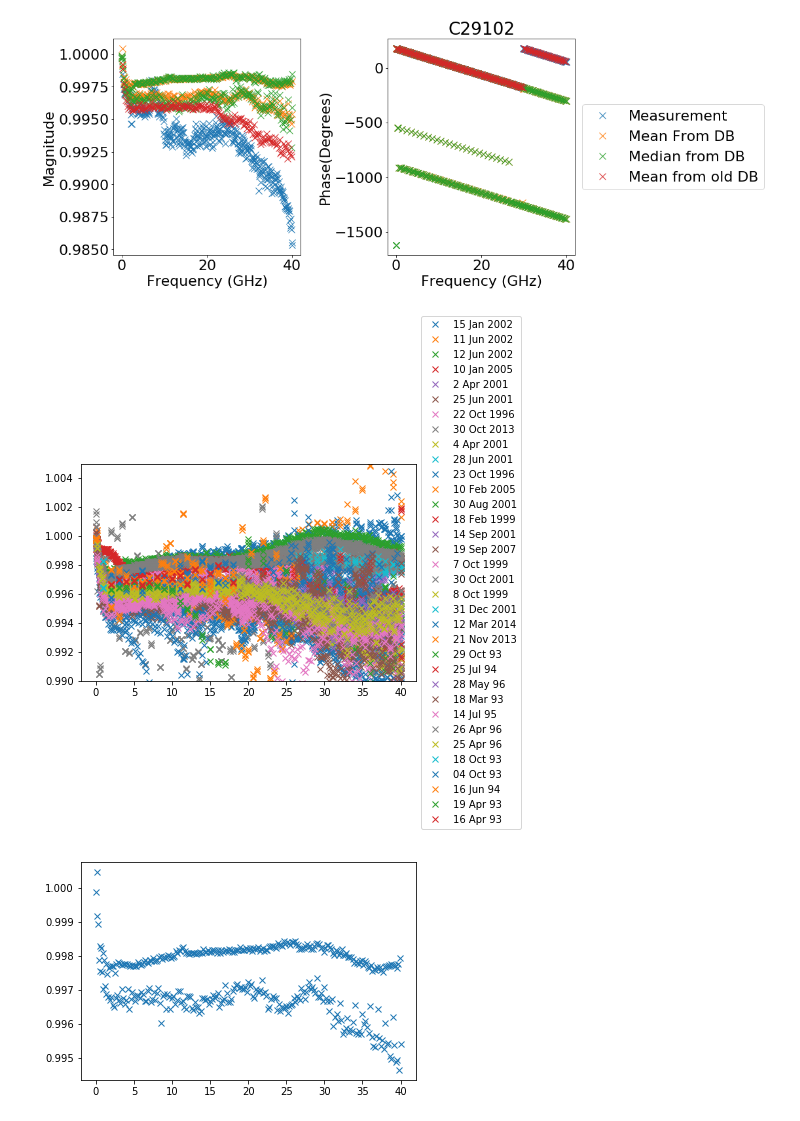
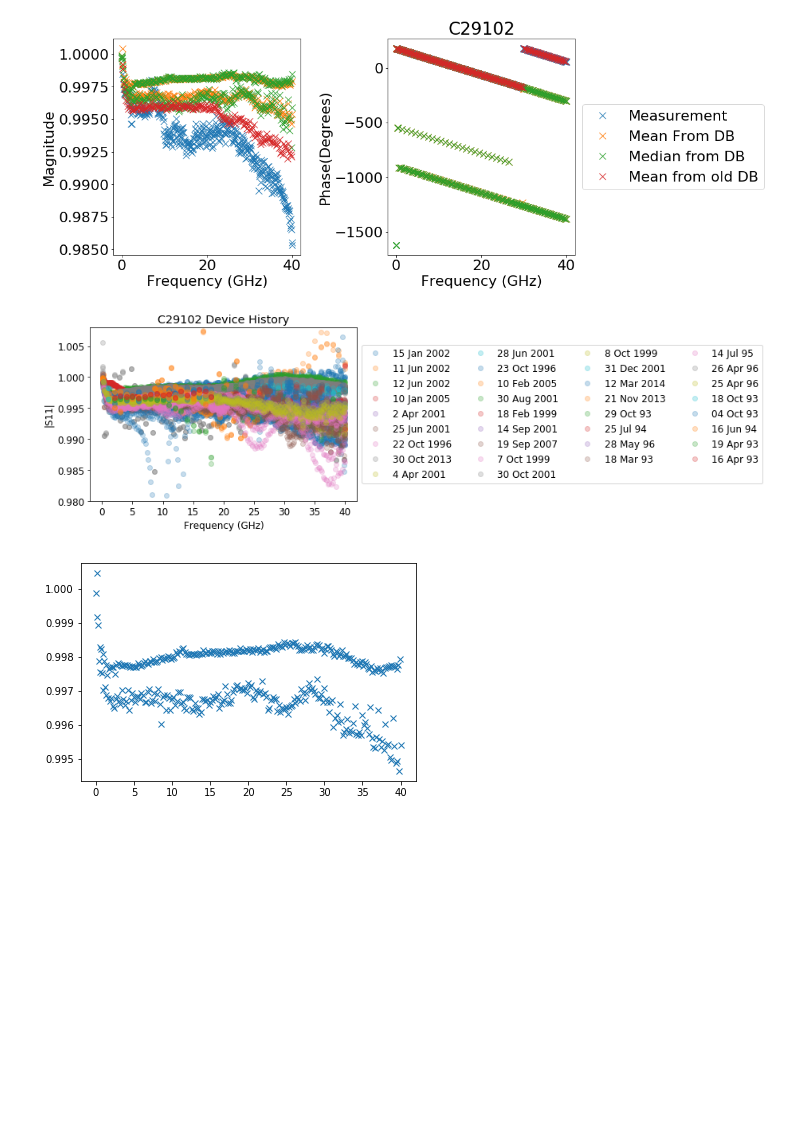
Before and after one commit to aricsanders/Jupyter-Notebooks, a Jupyter notebook: 292_Comparison_MUF_Calrep_MeasLp_20170508_001.ipynb, the cells around one changed output. Saved outputs shown, nothing was run; the diff lists cells and outputs as text; code cells hidden in the pictures; blank space fills up the shorter version.

Commit message:
Added lots of plots to 35 and 292 comparisons

```diff
--- a/292_Comparison_MUF_Calrep_MeasLp_20170508_001.ipynb
+++ b/292_Comparison_MUF_Calrep_MeasLp_20170508_001.ipynb
@@ -168,15 +168,19 @@ plt.show()
 direction=C29102_results[-1][C29102_results[-1]["Direction"]=='1']
 direction=direction[direction["C"]]
 # %%
+plt.close()
 unique_dates=C29102_results[-1]["Measurement_Date"].unique().tolist()
 for date in unique_dates[:]:
     date_frame=C29102_results[-1][C29102_results[-1]["Measurement_Date"]==date]
-    plt.plot(date_frame["Frequency"],date_frame["magS11"],'x',label=date)
-plt.legend(loc='center left', bbox_to_anchor=(1, 0.5))
-plt.ylim([.990,1.005])
+    plt.plot(date_frame["Frequency"],date_frame["magS11"],'o',label=date,alpha=.25)
+plt.legend(loc='center left', bbox_to_anchor=(1, 0.5),ncol=4)
+plt.ylim([.980,1.008])
+plt.title("C29102 Device History")
+plt.xlabel("Frequency (GHz)")
+plt.ylabel("|S11|")
 plt.show()
 # %% [output]
-[figure, old version]
+[figure, new version]
 # %%
 plt.plot(C29102_results[1]["Frequency"],C29102_results[1]["magS11"],'x')
 plt.show()
```
Also changed, not shown: parts of 5 cells of this notebook, 1 other file.
